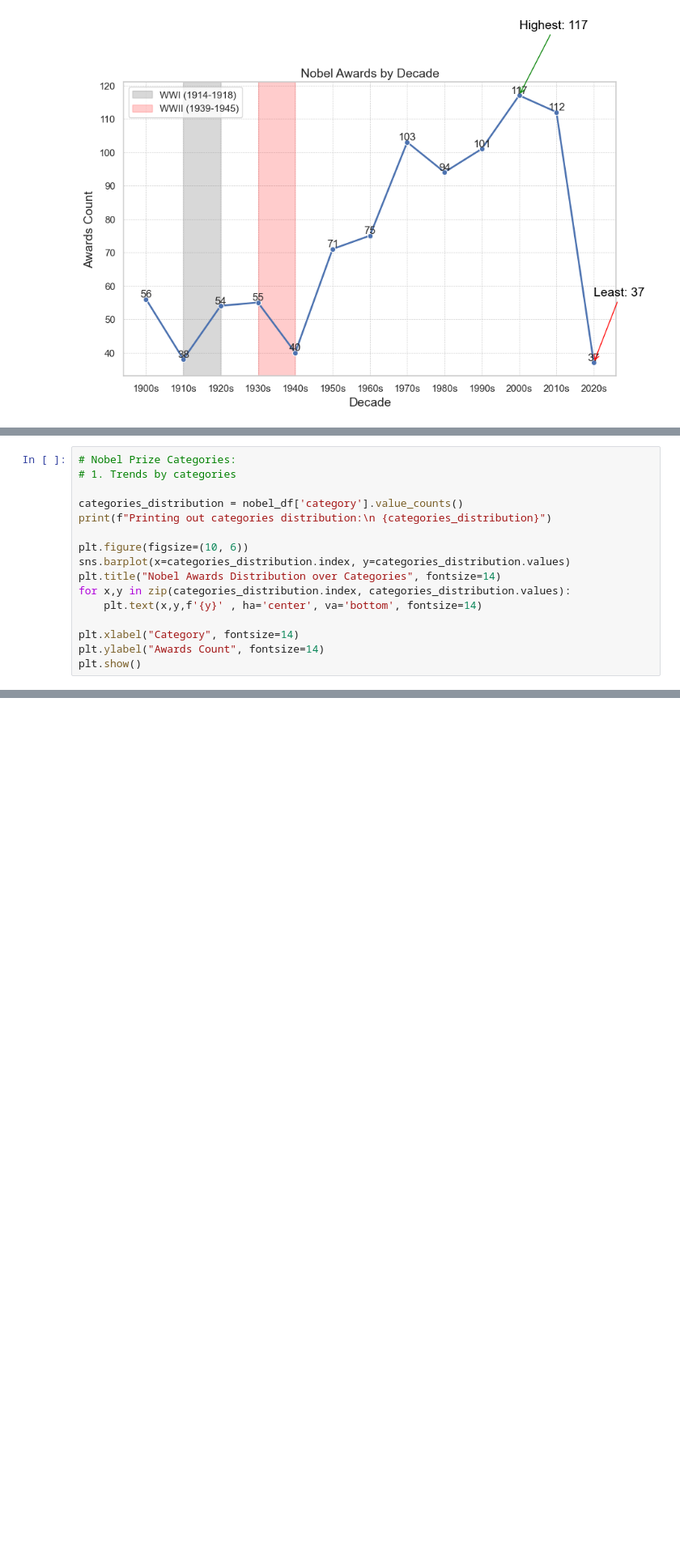
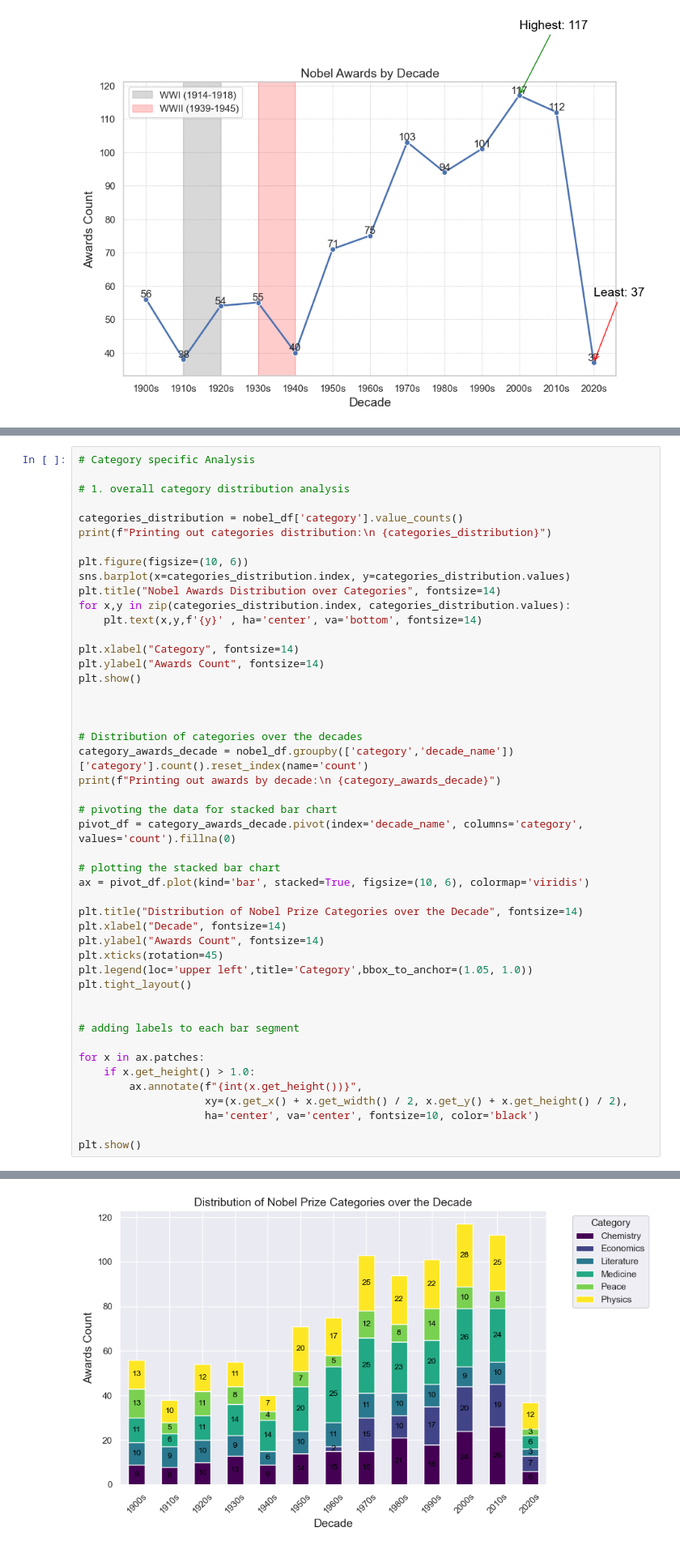
Before and after one commit to efuatutuwaa/data-driven-python, a Jupyter notebook: Data-Manipulation-with-Pandas/Visualizing-Nobel-Prize-Winners/nobel_winners.ipynb, the cells around one changed output, grey strips where cells are left out. Shown at 81% size. Saved outputs shown, nothing was run; the diff lists cells and outputs as text; blank space fills up the shorter version.

```diff
--- a/Data-Manipulation-with-Pandas/Visualizing-Nobel-Prize-Winners/nobel_winners.ipynb
+++ b/Data-Manipulation-with-Pandas/Visualizing-Nobel-Prize-Winners/nobel_winners.ipynb
@@ -304,6 +346,7 @@ Decade with least awards:
 # %%
-# Nobel Prize Categories:
-# 1. Trends by categories
+# Category specific Analysis
+
+# 1. overall category distribution analysis
 
 categories_distribution = nobel_df['category'].value_counts()
 print(f"Printing out categories distribution:\n {categories_distribution}")
@@ -317,6 +360,36 @@ for x,y in zip(categories_distribution.index, categories_distribution.values):
 plt.xlabel("Category", fontsize=14)
 plt.ylabel("Awards Count", fontsize=14)
 plt.show()
+
+
+
+# Distribution of categories over the decades
+category_awards_decade = nobel_df.groupby(['category','decade_name'])['category'].count().reset_index(name='count')
+print(f"Printing out awards by decade:\n {category_awards_decade}")
+
+# pivoting the data for stacked bar chart
+pivot_df = category_awards_decade.pivot(index='decade_name', columns='category', values='count').fillna(0)
+
+# plotting the stacked bar chart
+ax = pivot_df.plot(kind='bar', stacked=True, figsize=(10, 6), colormap='viridis')
+
+plt.title("Distribution of Nobel Prize Categories over the Decade", fontsize=14)
+plt.xlabel("Decade", fontsize=14)
+plt.ylabel("Awards Count", fontsize=14)
+plt.xticks(rotation=45)
+plt.legend(loc='upper left',title='Category',bbox_to_anchor=(1.05, 1.0))
+plt.tight_layout()
+
+
+# adding labels to each bar segment
+
+for x in ax.patches:
+    if x.get_height() > 1.0:
+        ax.annotate(f"{int(x.get_height())}",
+                    xy=(x.get_x() + x.get_width() / 2, x.get_y() + x.get_height() / 2),
+                    ha='center', va='center', fontsize=10, color='black')
+
+plt.show()
 # %% [output]
 Printing out categories distribution:
  category
@@ -330,0 +419 @@ Name: count, dtype: int64
+[figure, added]
```
Also changed, not shown: parts of 2 cells of this notebook.
